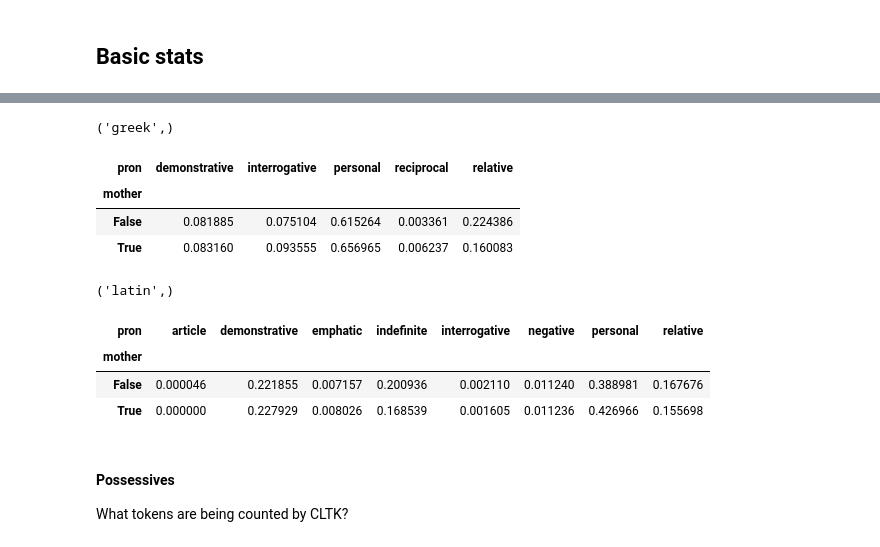
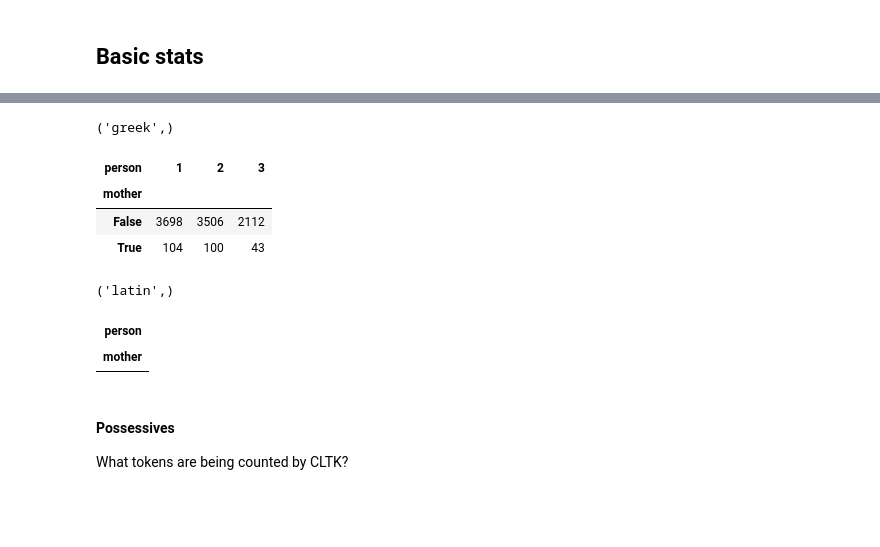
Before and after one commit to cwf2/dices-mta, a Jupyter notebook: Mother speech.ipynb, the cells around one changed output, grey strips where cells are left out. Drawn from its saved outputs; the diff is of its cells as text; code cells hidden in the pictures; blank space fills up the shorter version.

```diff
--- a/Mother speech.ipynb
+++ b/Mother speech.ipynb
@@ -205,10 +208,10 @@ for i, s in enumerate(test_speeches):
     if i % 10 == 0 or i == len(test_speeches) - 1:
         pbar.update(i+1)
     if s.passage is not None:
-        if s.passage.cltk_doc is None:
-            s.passage.runCltkPipeline(index=False)
-    if s.passage.cltk_doc is None:
-        print(f'CLTK Failed: {s.work.urn}\t{s.work.title}\t{s.l_range}')
+        if s.passage.spacy_doc is None:
+            s.passage.runSpacyPipeline(index=False)
+    if s.passage.spacy_doc is None:
+        print(f'SpaCy Failed: {s.work.urn}\t{s.work.title}\t{s.l_range}')
 # %% [output]
 [interactive output not drawn]
 # %% [markdown]
@@ -336,7 +359,7 @@ pd.DataFrame(dict(
 # %%
-mask = cltk_token_table.verb == 'finite'
-groups = cltk_token_table[mask].groupby(['lang'])
+mask = token_table.mood.isna()
+groups = token_table[~mask].groupby(['lang'])
 
 for name, group in groups:
-    display(pd.crosstab(group.mother, group.mood, normalize='index'))
+    display(pd.crosstab(group.mother, group.mood, normalize='index')*100)
 # %% [output]
@@ -351,7 +374,6 @@ for name, group in groups:
 # %%
-mask = cltk_token_table.verb == 'finite'
-groups = cltk_token_table[mask].groupby(['lang'])
+groups = token_table.groupby(['lang'])
 
 for name, group in groups:
-    display(pd.crosstab(group.mother, group.pers, normalize='index'))
+    display(pd.crosstab(group.mother, group.person, normalize='index') * 100)
 # %% [output]
@@ -366,20 +388,18 @@ for name, group in groups:
 # %%
-mask = cltk_token_table.pron != ''
-groups = cltk_token_table[mask].groupby(['lang'])
+mask = (token_table.upos == 'PRON')
+groups = token_table[mask].groupby(['lang'])
 
 for name, group in groups:
-    display(name, pd.crosstab(group.mother, group.pron, normalize='index'))
+    display(name, pd.crosstab(group.mother, group.person))
 # %% [output]
 ('greek',)
-| pron | demonstrative | interrogative | personal | reciprocal | relative |
-| mother |  |  |  |  |  |
-| False | 0.081885 | 0.075104 | 0.615264 | 0.003361 | 0.224386 |
-| True | 0.083160 | 0.093555 | 0.656965 | 0.006237 | 0.160083 |
+| person | 1 | 2 | 3 |
+| mother |  |  |  |
+| False | 3698 | 3506 | 2112 |
+| True | 104 | 100 | 43 |
 ('latin',)
-| pron | article | demonstrative | emphatic | indefinite | interrogative | negative | personal | relative |
-| mother |  |  |  |  |  |  |  |  |
-| False | 0.000046 | 0.221855 | 0.007157 | 0.200936 | 0.002110 | 0.011240 | 0.388981 | 0.167676 |
-| True | 0.000000 | 0.227929 | 0.008026 | 0.168539 | 0.001605 | 0.011236 | 0.426966 | 0.155698 |
+| person |
+| mother |
 # %% [markdown]
 #### Possessives
 
```
Also changed, not shown: parts of 37 cells of this notebook, 4 other files.
